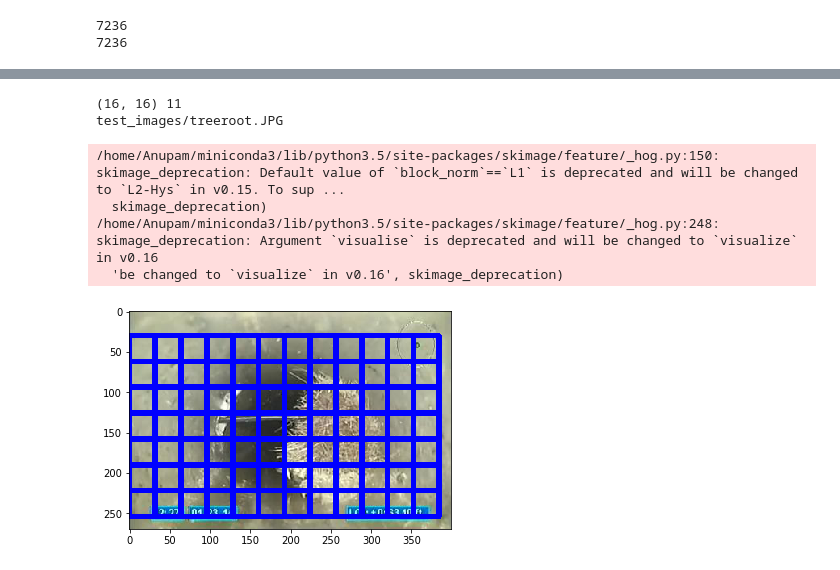
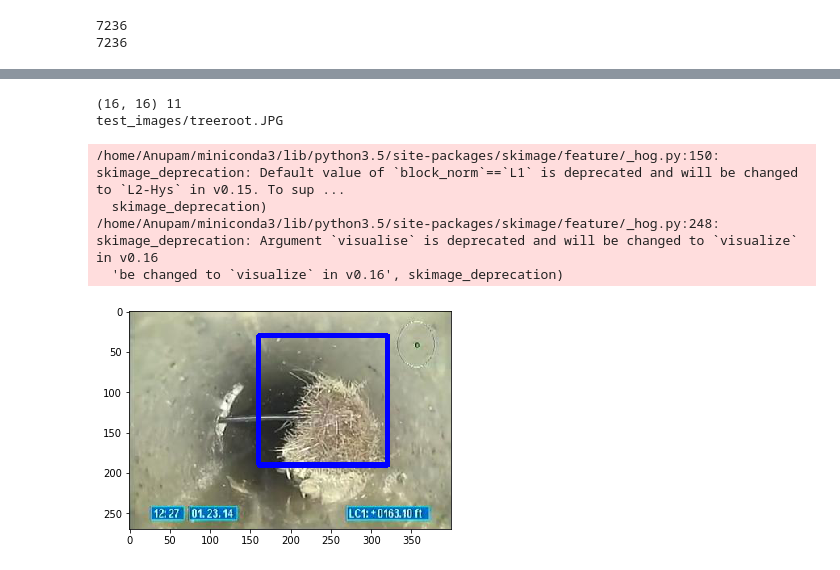
Before and after one commit to chaurasiat/mb, a Jupyter notebook: Tree_Root_Detection/tree_root_intrusion_detection.ipynb, the cells around one changed output, grey strips where cells are left out. Saved outputs shown, nothing was run; the diff lists cells and outputs as text; code cells hidden in the pictures.

```diff
--- a/Tree_Root_Detection/tree_root_intrusion_detection.ipynb
+++ b/Tree_Root_Detection/tree_root_intrusion_detection.ipynb
@@ -446,7 +446,7 @@ def find_cars(img, ystart, ystop, scale, svc, X_scaler, orient, pix_per_cell, ce
     boxes=[]
 
     draw_img = np.copy(img)
-    img = img.astype(np.float32)/255
+#     img = img.astype(np.float32)/255
 
     img_tosearch = img[ystart:ystop,:,:]
     ctrans_tosearch = hp.convert_color(img_tosearch, conv=color_space)
@@ -527,34 +527,34 @@ def draw_boxes(img, bboxes, color=(0, 0, 255), thick=6):
 import pickle
 ystart = 30
 ystop = 270
-scale = 2
+scale = 2.5
 #svc=pickle.load(open('classifiers/YUV_11orient_allFeatures_16spatialand8bins_8cells_transform_sqrtTrue', 'rb'))
 #X_scaler=pickle.load(open('classifiers/YUV_11orient_allFeatures_16spatialand8bins_8cells_transform_sqrtTrue_scaler', 'rb'))
 orient=11
 pix_per_cell=8
 cell_per_block=2
 spatial_size=(16,16)
 hist_bins=8
 color_space='' #'RGB2HLS'  #'RGB2YCrCb'
 print(spatial_size,orient)
 test_images=glob.glob('test_images/*.JPG')
 
 #plotting images for 1 scale
 boxes=[]
 for fname in test_images:
     print(fname)
     test_img=mpimg.imread(fname)
     #plt.subplot(6,1,i)
     boxes=find_cars(test_img, ystart, ystop, scale, clf, X_scaler, orient, pix_per_cell, cell_per_block,color_space,spatial_size, hist_bins)
     #print(boxes[0][0])
     test_out_img=draw_boxes(test_img,boxes)
     plt.imshow(test_out_img)
     plt.show()
 # %% [output]
 (16, 16) 11
 test_images/treeroot.JPG
 /home/Anupam/miniconda3/lib/python3.5/site-packages/skimage/feature/_hog.py:150: skimage_deprecation: Default value of `block_norm`==`L1` is deprecated and will be changed to `L2-Hys` in v0.15. To sup ...
   skimage_deprecation)
 /home/Anupam/miniconda3/lib/python3.5/site-packages/skimage/feature/_hog.py:248: skimage_deprecation: Argument `visualise` is deprecated and will be changed to `visualize` in v0.16
   'be changed to `visualize` in v0.16', skimage_deprecation)
-[figure, old version]
+[figure, new version]
```
Also changed, not shown: parts of 2 cells of this notebook, 2 other files.
